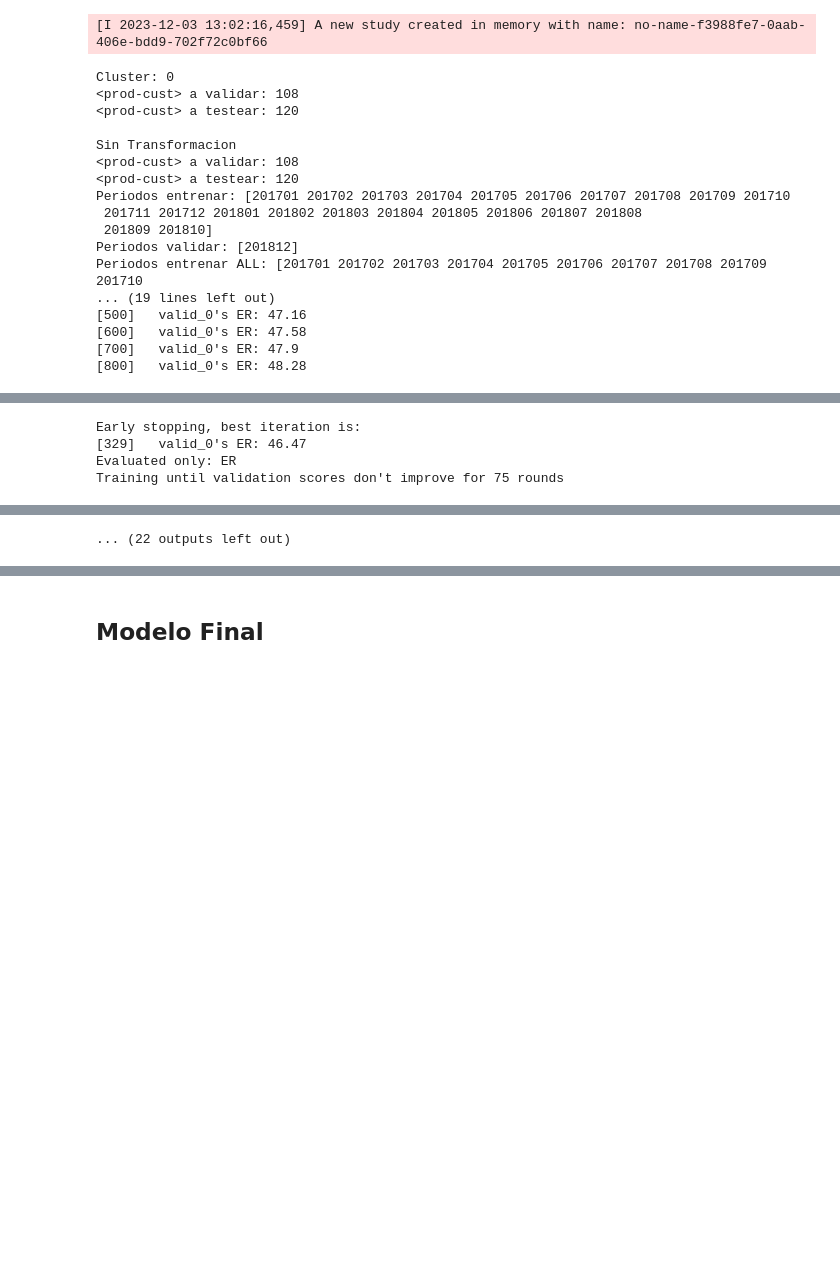
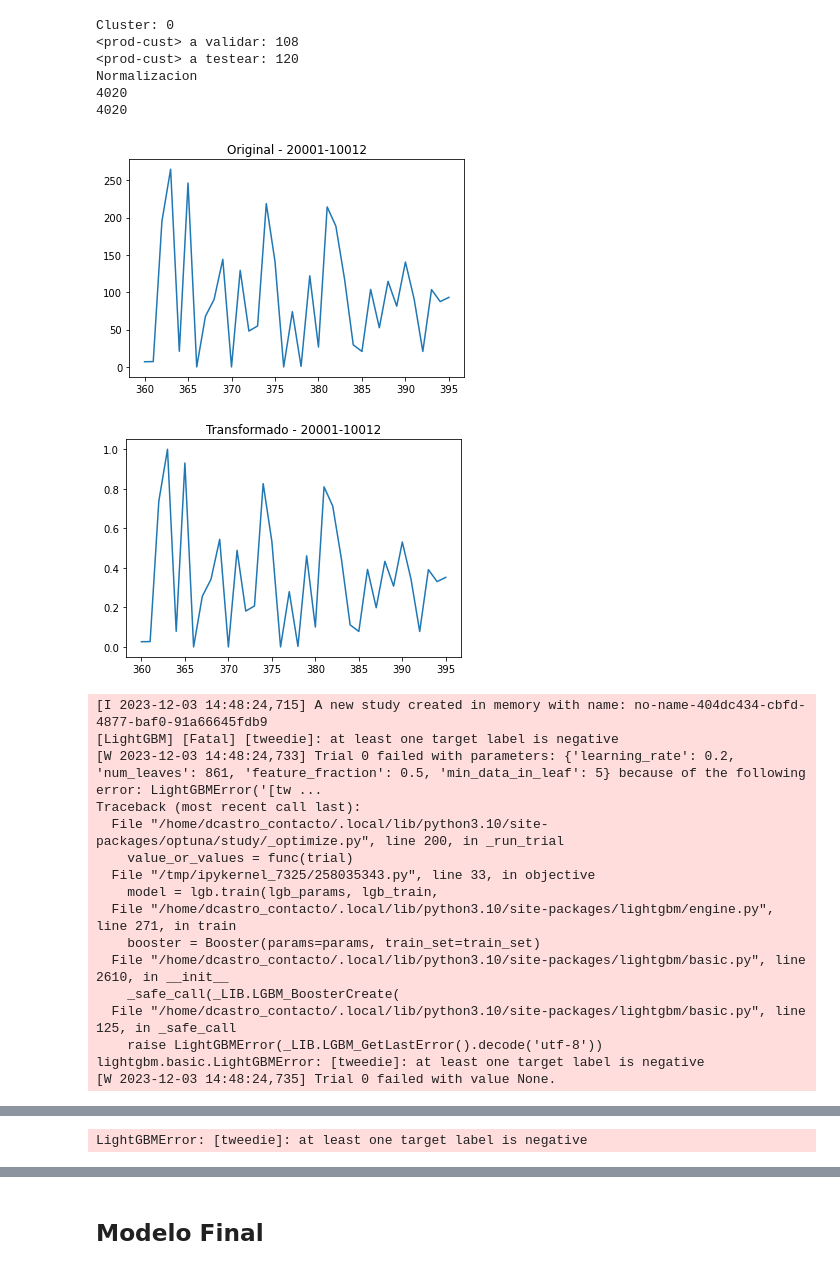
Before and after one commit to castrodiego/labo3_empresa3, a Jupyter notebook: code/03_a_lightgbm_transf_opt_bay.ipynb, the cells around one changed output, grey strips where cells are left out. Cells and saved outputs as stored; diff of their text form; code cells hidden in the pictures; blank space fills up the shorter version.

```diff
--- a/code/03_a_lightgbm_transf_opt_bay.ipynb
+++ b/code/03_a_lightgbm_transf_opt_bay.ipynb
@@ -26,15 +26,15 @@ os.chdir("/home/dcastro_contacto/buckets/b1/")
 experimento = "exp/1/"
 # %%
 arch_train_prefijo = "datasets/emp3_sellout_train_cluster_"
-arch_min_max_prod = "datasets/emp3_min_max_prod.csv"
+arch_min_max_prod_cust = "datasets/emp3_min_max_prod_cust.csv"
 arch_mean_std_prod = "datasets/emp3_mean_std_prod.csv"
 arch_prod_ids_prediccion = "datasets/productos_a_predecir.csv"
 arch_predicciones_full = experimento + "emp3_lightgbm_prediccion_full.csv"
 arch_predicciones_simple = experimento + "emp3_lightgbm_prediccion.csv"
 # %%
 tipos_transf = ['sin_transformacion', 'normalizacion', 'estandarizacion']
-GLOBAL_TRANSF = tipos_transf[0]
-CANT_ITERACIONES_OPT_BAY = 15
+GLOBAL_TRANSF = tipos_transf[1]
+CANT_ITERACIONES_OPT_BAY = 5
 CANT_SEMILLAS = 10
 CANT_CLUSTERS = 5
 MAX_BIN_PARAM=255
@@ -264,7 +265,7 @@ def plot_lgb_importances(model, plot=False, num=10):
 def objective(trial):
 
     lgb_params = {
-        'objective': 'regression',
+        'objective': 'tweedie', #'regression', #
         'first_metric_only': True,
         'boost_from_average': True,
         'max_depth':-1,
@@ -279,9 +280,9 @@ def objective(trial):
         'num_leaves' : trial.suggest_int('num_leaves', 1, 1000),
         'feature_fraction': trial.suggest_categorical('feature_fraction', [0.3,0.4,0.5,0.6,0.7,0.8,0.9, 1.0]),
         'min_data_in_leaf': trial.suggest_int('min_data_in_leaf', 1, 100),
-        'bagging_freq':trial.suggest_int('bagging_freq', 1, 10),
-        'bagging_fraction': trial.suggest_categorical('bagging_fraction',[0.7,0.75,0.8,0.85,0.9,0.95]),
-        'extra_trees':trial.suggest_categorical('extra_trees',[True,False]),
+        #'bagging_freq':trial.suggest_int('bagging_freq', 1, 10),
+        #'bagging_fraction': trial.suggest_categorical('bagging_fraction',[0.7,0.75,0.8,0.85,0.9,0.95]),
+        #'extra_trees':trial.suggest_categorical('extra_trees',[True,False]),
         'verbose':-100,
         'num_threads':-1
     }
@@ -319,7 +320,7 @@ clusters_final_params = []
 clusters_final_best_iter = []
 
 ########################
-CANT_CLUSTERS = 0
+CANT_CLUSTERS = 1
 ########################
 
 for cluster_iter in range(0,CANT_CLUSTERS+1):
@@ -350,16 +351,16 @@ for cluster_iter in range(0,CANT_CLUSTERS+1):
         df_prod_cust_val1_val2["valor_1"]=0
         df_prod_cust_val1_val2["valor_2"]=0
 
-#    elif GLOBAL_TRANSF == "normalizacion":
-#        print("Normalizacion")
-#        print(len(df_sellout))
-#        df_sellout_transf = normalizar_tn(df_sellout)
-#        print(len(df_sellout_transf))
+    elif GLOBAL_TRANSF == "normalizacion":
+        print("Normalizacion")
+        print(len(df_sellout))
+        df_sellout_transf = normalizar_tn(df_sellout)
+        print(len(df_sellout_transf))
 
-#        graficar_ejemplo_transformacion(df_sellout_transf)
-#        df_sellout_transf = df_sellout_transf.drop(columns=["tn_original","valor_1","valor_2"])
+        graficar_ejemplo_transformacion(df_sellout_transf)
+        df_sellout_transf = df_sellout_transf.drop(columns=["tn_original","valor_1","valor_2"])
 
-#        df_prod_cust_val1_val2 = pd.read_csv(arch_min_max_prod)
+        df_prod_cust_val1_val2 = pd.read_csv(arch_min_max_prod_cust)
 
 #    elif GLOBAL_TRANSF == "estandarizacion":
 #        print("Estandarizacion")
@@ -437,48 +438,54 @@ for cluster_iter in range(0,CANT_CLUSTERS+1):
 
     study = optuna.create_study(direction='minimize')
     study.optimize(objective, n_trials=CANT_ITERACIONES_OPT_BAY)
     print('# Experimentos:', len(study.trials))
     print('Mejor experimento:', study.best_trial.params)
 
     best_model_index = study.best_trial.number
     best_model = GLOBAL_MODEL_ITER[best_model_index]
     plot_lgb_importances(best_model, num=30, plot=True)
 
     lgbtrain_all = lgb.Dataset(data=X_train_all, label=y_train_all, feature_name=cols)
 
     final_params = GLOBAL_PARAMS_ITER[best_model_index]
     final_best_iter = GLOBAL_BEST_IT_ITER[best_model_index]
     final_model = lgb.train(final_params, lgbtrain_all, num_boost_round=final_best_iter)
 
     GLOBAL_PROD_CUST_IDS = actualizar_global_prod_custs(X_holdout.prod_cust, y_holdout_orig)
 
     y_pred_holdout = final_model.predict(X_holdout)
     er_holdout = error_rate(y_holdout,y_pred_holdout)
     print("Error Holdout:", er_holdout)
 
     prediction_with_prod_cust = pd.DataFrame(data={"prod_cust":X_holdout.prod_cust,"actual_value":y_holdout_orig,"predicted_value":y_pred_holdout})
 
     clusters_final_models.append(final_model)
     clusters_er_holdout.append(er_holdout)
     clusters_predictions.append(prediction_with_prod_cust)
     clusters_final_params.append(final_params)
     clusters_final_best_iter.append(final_best_iter)
 # %% [output]
-[I 2023-12-03 13:02:16,459] A new study created in memory with name: no-name-f3988fe7-0aab-406e-bdd9-702f72c0bf66
+Cluster: 0
+<prod-cust> a validar: 108
+<prod-cust> a testear: 120
+Normalizacion
+4020
+4020
+[figure, added]
+[figure, added]
-Cluster: 0
-<prod-cust> a validar: 108
-<prod-cust> a testear: 120
-
-Sin Transformacion
-<prod-cust> a validar: 108
-<prod-cust> a testear: 120
-Periodos entrenar: [201701 201702 201703 201704 201705 201706 201707 201708 201709 201710
- 201711 201712 201801 201802 201803 201804 201805 201806 201807 201808
- 201809 201810]
-Periodos validar: [201812]
-Periodos entrenar ALL: [201701 201702 201703 201704 201705 201706 201707 201708 201709 201710
-... (19 lines left out)
-[500]   valid_0's ER: 47.16
-[600]   valid_0's ER: 47.58
-[700]   valid_0's ER: 47.9
-[800]   valid_0's ER: 48.28
+[I 2023-12-03 14:48:24,715] A new study created in memory with name: no-name-404dc434-cbfd-4877-baf0-91a66645fdb9
+[LightGBM] [Fatal] [tweedie]: at least one target label is negative
+[W 2023-12-03 14:48:24,733] Trial 0 failed with parameters: {'learning_rate': 0.2, 'num_leaves': 861, 'feature_fraction': 0.5, 'min_data_in_leaf': 5} because of the following error: LightGBMError('[tw ...
+Traceback (most recent call last):
+  File "/home/dcastro_contacto/.local/lib/python3.10/site-packages/optuna/study/_optimize.py", line 200, in _run_trial
+    value_or_values = func(trial)
+  File "/tmp/ipykernel_7325/258035343.py", line 33, in objective
+    model = lgb.train(lgb_params, lgb_train,
+  File "/home/dcastro_contacto/.local/lib/python3.10/site-packages/lightgbm/engine.py", line 271, in train
+    booster = Booster(params=params, train_set=train_set)
+  File "/home/dcastro_contacto/.local/lib/python3.10/site-packages/lightgbm/basic.py", line 2610, in __init__
+    _safe_call(_LIB.LGBM_BoosterCreate(
+  File "/home/dcastro_contacto/.local/lib/python3.10/site-packages/lightgbm/basic.py", line 125, in _safe_call
+    raise LightGBMError(_LIB.LGBM_GetLastError().decode('utf-8'))
+lightgbm.basic.LightGBMError: [tweedie]: at least one target label is negative
+[W 2023-12-03 14:48:24,735] Trial 0 failed with value None.
@@ -486,4 +509 @@ Periodos entrenar ALL: [201701 201702 201703 201704 201705 201706 201707 201708
-Early stopping, best iteration is:
-[329]   valid_0's ER: 46.47
-Evaluated only: ER
-Training until validation scores don't improve for 75 rounds
+LightGBMError: [tweedie]: at least one target label is negative
@@ -522,3 +510,2 @@ Training until validation scores don't improve for 550 rounds
-... (22 outputs left out)
 # %%
 clusters_predictions
```
Also changed, not shown: parts of 8 cells of this notebook, 2 other files.
